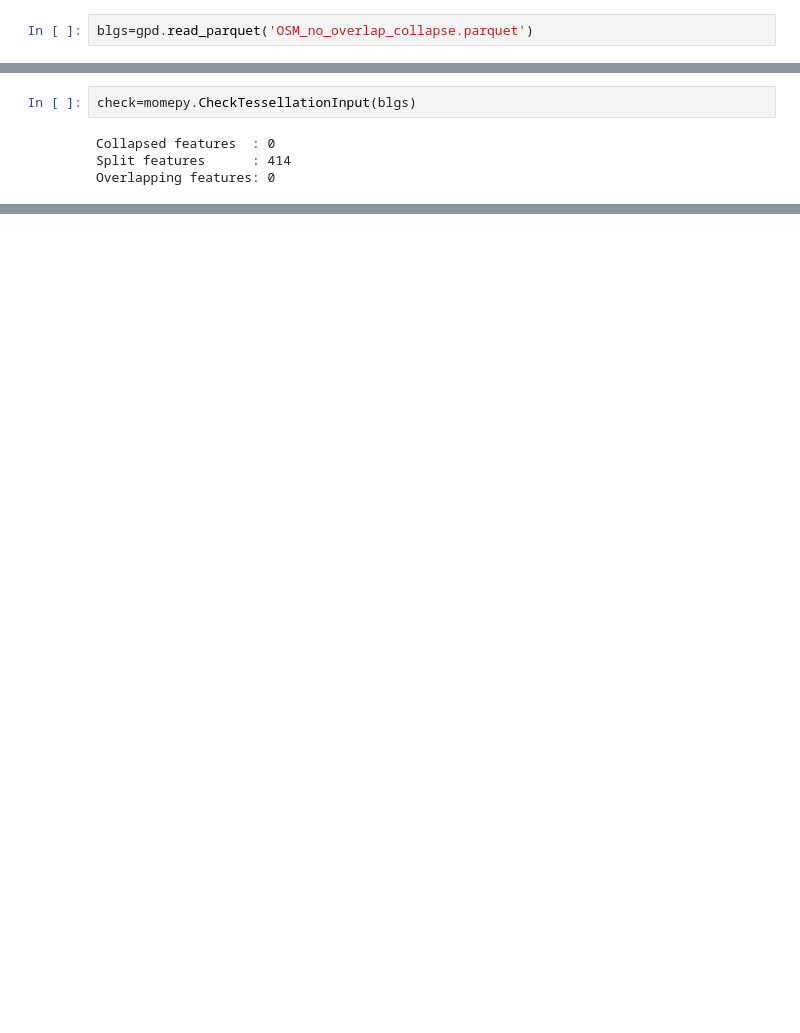
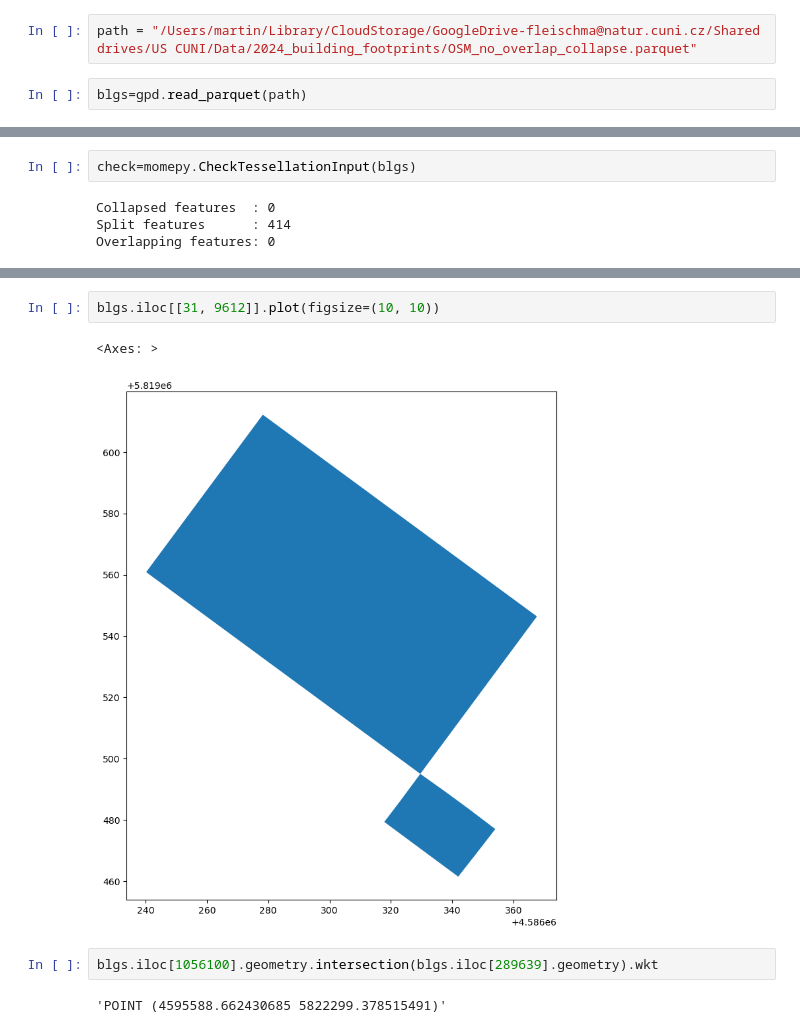
Before and after one commit to uscuni/building_footprints, a Jupyter notebook: code/Identify_Buildings_to_Snap.ipynb, the cells around one changed output, grey strips where cells are left out. Drawn from its saved outputs; the diff is of its cells as text; blank space fills up the shorter version.

```diff
--- a/code/Identify_Buildings_to_Snap.ipynb
+++ b/code/Identify_Buildings_to_Snap.ipynb
@@ -4,6 +4,8 @@ from tqdm import tqdm
 import momepy
+# %%
+path = "/Users/martin/Library/CloudStorage/GoogleDrive-fleischma@natur.cuni.cz/Shared drives/US CUNI/Data/2024_building_footprints/OSM_no_overlap_collapse.parquet"
 # %%
-blgs=gpd.read_parquet('OSM_no_overlap_collapse.parquet')
+blgs=gpd.read_parquet(path)
 # %%
 blgs
 # %% [output]
@@ -132,3 +89,12 @@ blgs.loc[[18, 196889, 377440, 377436, 377534, 377515, 377529, 30983]].explore()
+# %%
+blgs.iloc[[31, 9612]].plot(figsize=(10, 10))
+# %% [output]
+<Axes: >
+[figure, added]
+# %%
+blgs.iloc[1056100].geometry.intersection(blgs.iloc[289639].geometry).wkt
+# %% [output]
+'POINT (4595588.662430685 5822299.378515491)'
 # %%
 def _snap(geometry, reference, threshold, segment_length):
     """Snap g1 to g2 within threshold
```
Also changed, not shown: parts of 26 cells of this notebook.
